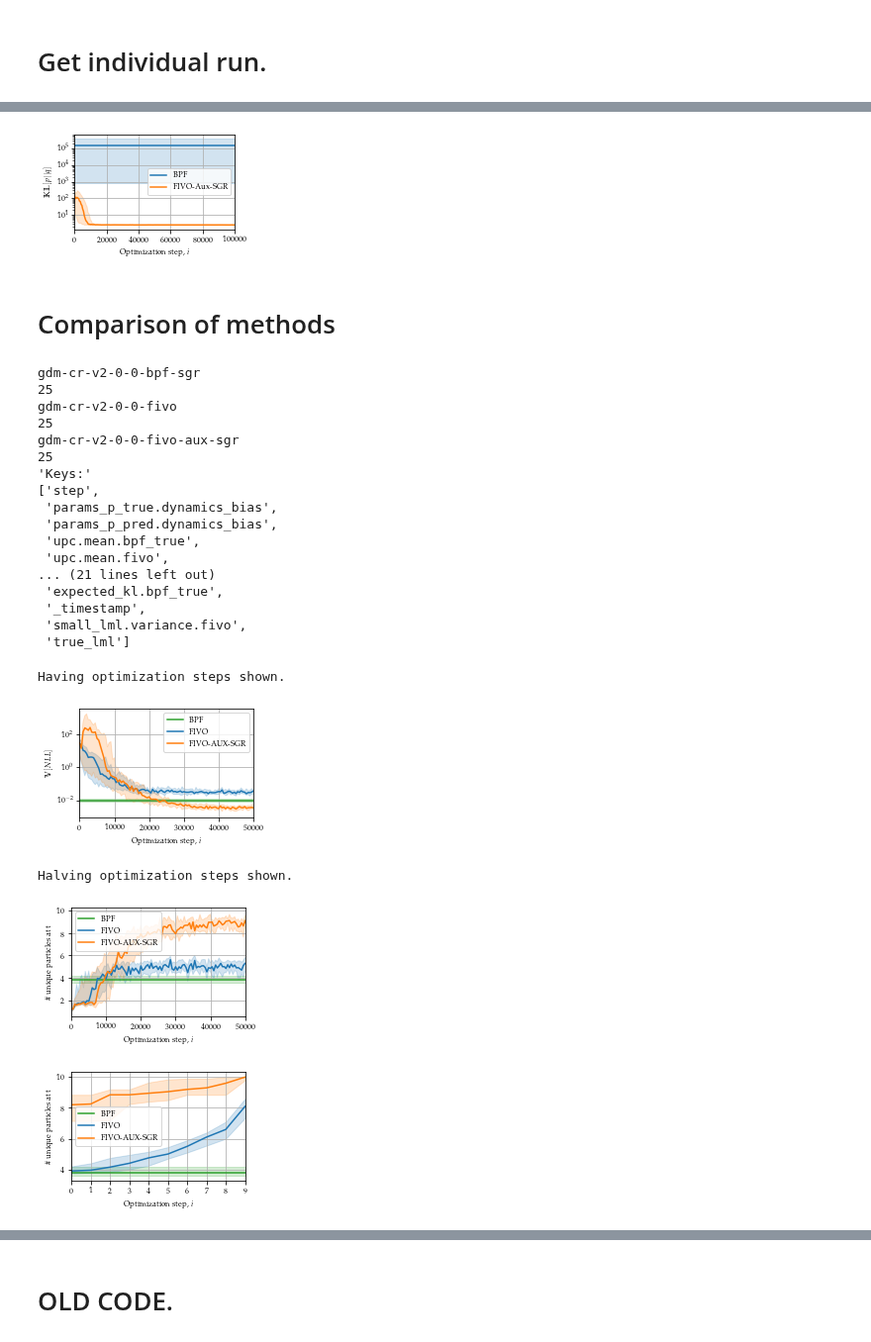
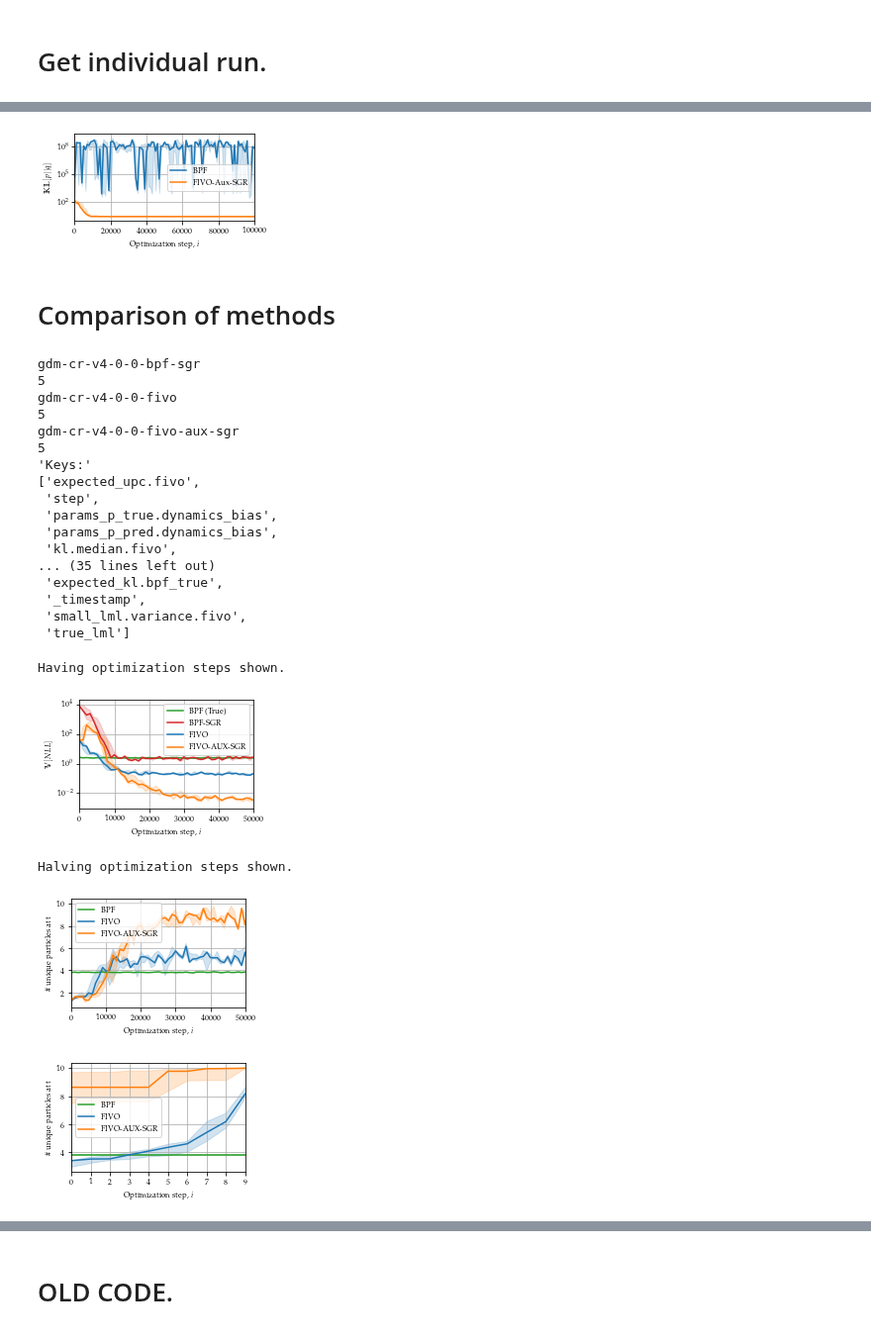
Before and after one commit to lindermanlab/ssm-jax, a Jupyter notebook: ssm/inference/gdm_process_and_plot_cr.ipynb, the cells around one changed output, grey strips where cells are left out. Shown at 99% size. Drawn from its saved outputs; the diff is of its cells as text; code cells hidden in the pictures.

```diff
--- a/ssm/inference/gdm_process_and_plot_cr.ipynb
+++ b/ssm/inference/gdm_process_and_plot_cr.ipynb
@@ -124,9 +124,9 @@ plot_styles = ['-', '--', ':', '-.'] * 10
 # Project is specified by <entity/project-name>
 project = "andrewwarrington/fivo-aux-beta"
 
-exp_tag = ['gdm-cr-v2-0-0-fivo-aux', 'gdm-cr-v2-0-0-fivo-aux-sgr']
+exp_tag = ['gdm-cr-v4-0-0-fivo-aux', 'gdm-cr-v4-0-0-fivo-aux-sgr']
 exp_label = ['FIVO-AUX', 'FIVO-AUX-SGR']
-save_tag = 'a-gdm-cr-v2-0'
+save_tag = 'a-gdm-cr-v4-0'
 
 filtered_histories = []
 column_names = None
@@ -491,13 +491,13 @@ plt.yscale('log')
 # Save out.
 plt.savefig(home + '/Downloads/{}_KL'.format(save_tag).replace('.', '-') + '.pdf')
 # %% [output]
-[figure, old version]
+[figure, new version]
 # %% [markdown]
 # Comparison of methods
 # %%
-exp_tag = ['gdm-cr-v2-0-0-bpf-sgr', 'gdm-cr-v2-0-0-fivo', 'gdm-cr-v2-0-0-fivo-aux-sgr']
+exp_tag = ['gdm-cr-v4-0-0-bpf-sgr', 'gdm-cr-v4-0-0-fivo', 'gdm-cr-v4-0-0-fivo-aux-sgr']
 exp_label = ['Bootstrap-SGR', 'FIVO', 'FIVO-AUX-SGR']
-save_tag = 'b-gdm-cr-v2-0'
+save_tag = 'b-gdm-cr-v4-0'
 
 filtered_histories = []
 column_names = None
@@ -508,19 +508,19 @@ for _tag in exp_tag:
 pprint("Keys:")
 pprint(list(filtered_histories[0][0].keys()))
 # %% [output]
-gdm-cr-v2-0-0-bpf-sgr
-25
-gdm-cr-v2-0-0-fivo
-25
-gdm-cr-v2-0-0-fivo-aux-sgr
-25
+gdm-cr-v4-0-0-bpf-sgr
+5
+gdm-cr-v4-0-0-fivo
+5
+gdm-cr-v4-0-0-fivo-aux-sgr
+5
 'Keys:'
-['step',
+['expected_upc.fivo',
+ 'step',
  'params_p_true.dynamics_bias',
  'params_p_pred.dynamics_bias',
- 'upc.mean.bpf_true',
- 'upc.mean.fivo',
-... (21 lines left out)
+ 'kl.median.fivo',
+... (35 lines left out)
  'expected_kl.bpf_true',
  '_timestamp',
  'small_lml.variance.fivo',
@@ -535,12 +535,22 @@ fivo_key = 'small_lml.variance.fivo'
 
 # BPF.
 bpf_lml_var = []
-for _j in range(len(filtered_histories[1])):
-    bpf_lml_var.append(np.stack(filtered_histories[1][_j].get(bpf_key).values.squeeze()))
+for _j in range(len(filtered_histories[0])):
+    bpf_lml_var.append(np.stack(filtered_histories[0][_j].get(bpf_key).values.squeeze()))
 bpf_lml_var = np.stack(bpf_lml_var).squeeze()
 bpf_lml_var_mu = np.quantile(bpf_lml_var, 0.50, axis=0)
 bpf_lml_var_lq = np.quantile(bpf_lml_var, 0.25, axis=0)
 bpf_lml_var_uq = np.quantile(bpf_lml_var, 0.75, axis=0)
+
+
+# BPF-SGR.
+bpf_sgr_lml_var = []
+for _j in range(len(filtered_histories[0])):
+    bpf_sgr_lml_var.append(np.stack(filtered_histories[0][_j].get(fivo_key).values.squeeze()))
+bpf_sgr_lml_var = np.stack(bpf_sgr_lml_var).squeeze()
+bpf_sgr_lml_var_mu = np.quantile(bpf_sgr_lml_var, 0.50, axis=0)
+bpf_sgr_lml_var_lq = np.quantile(bpf_sgr_lml_var, 0.25, axis=0)
+bpf_sgr_lml_var_uq = np.quantile(bpf_sgr_lml_var, 0.75, axis=0)
 
 # Fivo.
 fivo_lml_var = []
@@ -567,41 +577,44 @@ x = filtered_histories[0][0].get('step').values.squeeze()
 f = plt.figure(figsize=fig_size_onecol)
 
 # Plot the stuff.
-plt.plot(x, bpf_lml_var_mu, c=color_names[2], label='BPF')
+plt.plot(x, bpf_lml_var_mu, c=color_names[2], label='BPF (True)')
 plt.fill_between(x, bpf_lml_var_lq, bpf_lml_var_uq, color=color_names[2], alpha=fill_alpha)
+
+plt.plot(x, bpf_sgr_lml_var_mu, c=color_names[3], label='BPF-SGR')
+plt.fill_between(x, bpf_sgr_lml_var_lq, bpf_sgr_lml_var_uq, color=color_names[3], alpha=fill_alpha)
 
 plt.plot(x, fivo_lml_var_mu, c=color_names[0], label='FIVO')
 plt.fill_between(x, fivo_lml_var_lq, fivo_lml_var_uq, color=color_names[0], alpha=fill_alpha)
 
 plt.plot(x, fivo_aux_sgr_lml_var_mu, c=color_names[1], label='FIVO-AUX-SGR')
 plt.fill_between(x, fivo_aux_sgr_lml_var_lq, fivo_aux_sgr_lml_var_uq, color=color_names[1], alpha=fill_alpha)
 
 # Set up x axis.
 plt.xlim([0, np.max(x) / 2.0])  # NOTE - halving the optimization steps.
 print('Having optimization steps shown.')
 plt.xlabel('Optimization step, $i$')
 
 # Set up y axis.
 plt.ylabel(r'$\mathbb{V}[NLL]$')
 
 # Set up legend.
 plt.legend()
 
 # Do menial stuff.
 plt.grid(True)
 # plt.tight_layout()
 plt.yscale('log')
 
 xpad = 0.2
 ypad = 0.2
 plt.gca().set_position((xpad, ypad, 1-xpad-0.05, 1-ypad-0.02))
 
 # Save out.
 plt.draw()
 plt.savefig(home + '/Downloads/{}_nll_var'.format(save_tag).replace('.', '-') + '.pdf')
 # %% [output]
 Having optimization steps shown.
-[figure, old version]
+[figure, new version]
 # %%
 # NOTE - we store the true lml in this field.
 # NOTE - these should all evalaute to the same quantity. TODO
@@ -676,7 +689,7 @@ plt.draw()
 plt.savefig(home + '/Downloads/{}_EX_UPC'.format(save_tag).replace('.', '-') + '.pdf')
 # %% [output]
 Halving optimization steps shown.
-[figure, old version]
+[figure, new version]
 # %%
 # NOTE - we store the true lml in this field.
 # NOTE - these should all evalaute to the same quantity. TODO
@@ -750,7 +763,7 @@ plt.gca().set_position((xpad, ypad, 1-xpad-0.05, 1-ypad-0.02))
 plt.draw()
 plt.savefig(home + '/Downloads/{}_UPC'.format(save_tag).replace('.', '-') + '.pdf')
 # %% [output]
-[figure, old version]
+[figure, new version]
 # %%
 bpf_upc_mu
 # %% [output]
```
Also changed, not shown: parts of 6 cells of this notebook, 3 other files.
